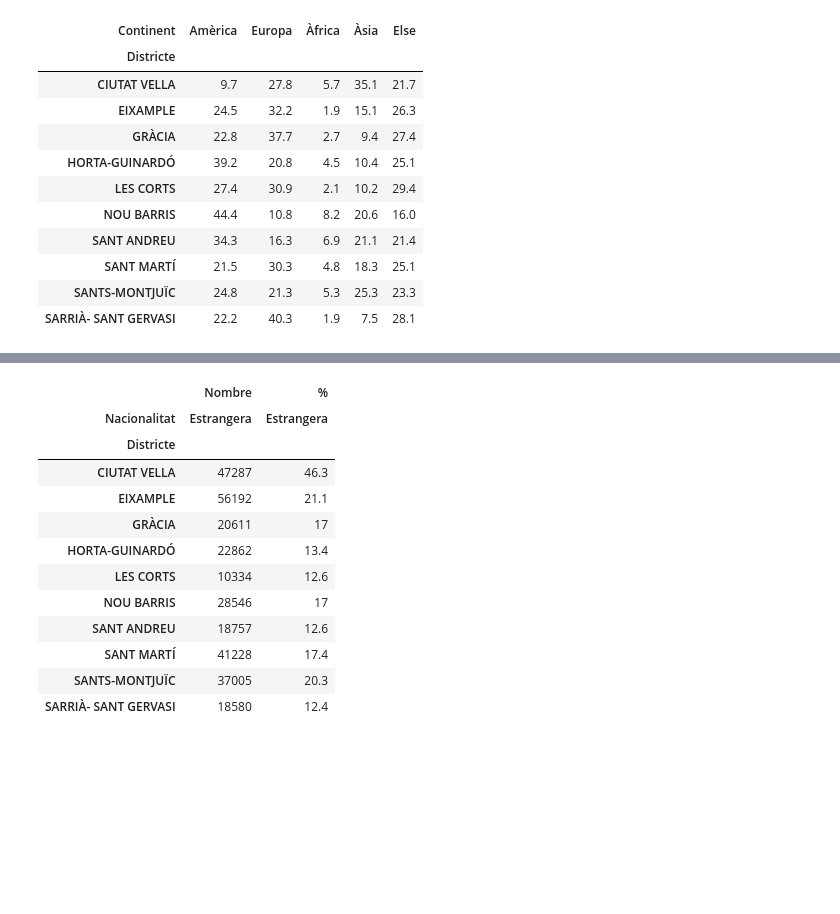
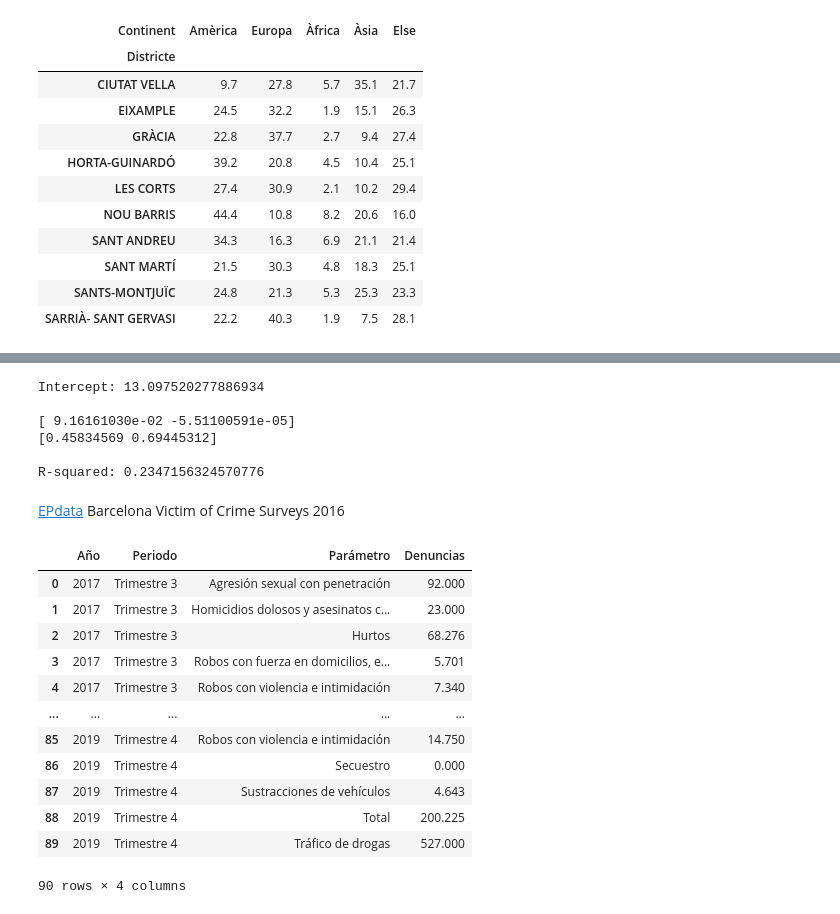
Before and after one commit to yuchiahung/Barcelona-data, a Jupyter notebook: Barcelona_data.ipynb, the cells around one changed output, grey strips where cells are left out. Drawn from its saved outputs; the diff is of its cells as text; code cells hidden in the pictures; blank space fills up the shorter version.

```diff
--- a/Barcelona_data.ipynb
+++ b/Barcelona_data.ipynb
@@ -662,17 +678,0 @@ R-squared: 0.23471563245707783
-# %%
-estrangera
-estrangera[[('Nombre', 'Estrangera'), ('%', 'Estrangera')]]
-# %% [output]
-|  | Nombre | % |
-| Nacionalitat | Estrangera | Estrangera |
-| Districte |  |  |
-| CIUTAT VELLA | 47287 | 46.3 |
-| EIXAMPLE | 56192 | 21.1 |
-| GRÀCIA | 20611 | 17 |
-| HORTA-GUINARDÓ | 22862 | 13.4 |
-| LES CORTS | 10334 | 12.6 |
-| NOU BARRIS | 28546 | 17 |
-| SANT ANDREU | 18757 | 12.6 |
-| SANT MARTÍ | 41228 | 17.4 |
-| SANTS-MONTJUÏC | 37005 | 20.3 |
-| SARRIÀ- SANT GERVASI | 18580 | 12.4 |
@@ -678,0 +681,37 @@ estrangera[[('Nombre', 'Estrangera'), ('%', 'Estrangera')]]
+# %%
+X = estrangera[[('%','Estrangera'), ('Nombre', 'Estrangera')]] # 外國人比例
+y = m2_2018.values
+lm = LinearRegression()
+lm.fit(X, y)
+print('Intercept:', lm.intercept_,'\n')
+print(lm.coef_)
+print(f_regression(X, y)[1]) # p-value (不顯著)
+
+print("\nR-squared:", lm.score(X, y))z
+# %% [output]
+Intercept: 13.097520277886934
+
+[ 9.16161030e-02 -5.51100591e-05]
+[0.45834569 0.69445312]
+
+R-squared: 0.2347156324570776
+# %% [markdown]
+[EPdata](https://www.epdata.es/datos/crimen-asesinatos-robos-secuestros-otros-delitos-registrados-cada-municipio/6/barcelona/1325)
+Barcelona Victim of Crime Surveys 2016
+# %%
+crime = pd.read_csv('data/estadistica_del_crimen_en.csv')
+crime
+# %% [output]
+|  | Año | Periodo | Parámetro | Denuncias |
+| 0 | 2017 | Trimestre 3 | Agresión sexual con penetración | 92.000 |
+| 1 | 2017 | Trimestre 3 | Homicidios dolosos y asesinatos c... | 23.000 |
+| 2 | 2017 | Trimestre 3 | Hurtos | 68.276 |
+| 3 | 2017 | Trimestre 3 | Robos con fuerza en domicilios, e... | 5.701 |
+| 4 | 2017 | Trimestre 3 | Robos con violencia e intimidación | 7.340 |
+| ... | ... | ... | ... | ... |
+| 85 | 2019 | Trimestre 4 | Robos con violencia e intimidación | 14.750 |
+| 86 | 2019 | Trimestre 4 | Secuestro | 0.000 |
+| 87 | 2019 | Trimestre 4 | Sustracciones de vehículos | 4.643 |
+| 88 | 2019 | Trimestre 4 | Total | 200.225 |
+| 89 | 2019 | Trimestre 4 | Tráfico de drogas | 527.000 |
+90 rows × 4 columns
```
Also changed, not shown: parts of 11 cells of this notebook, 5 other files.
